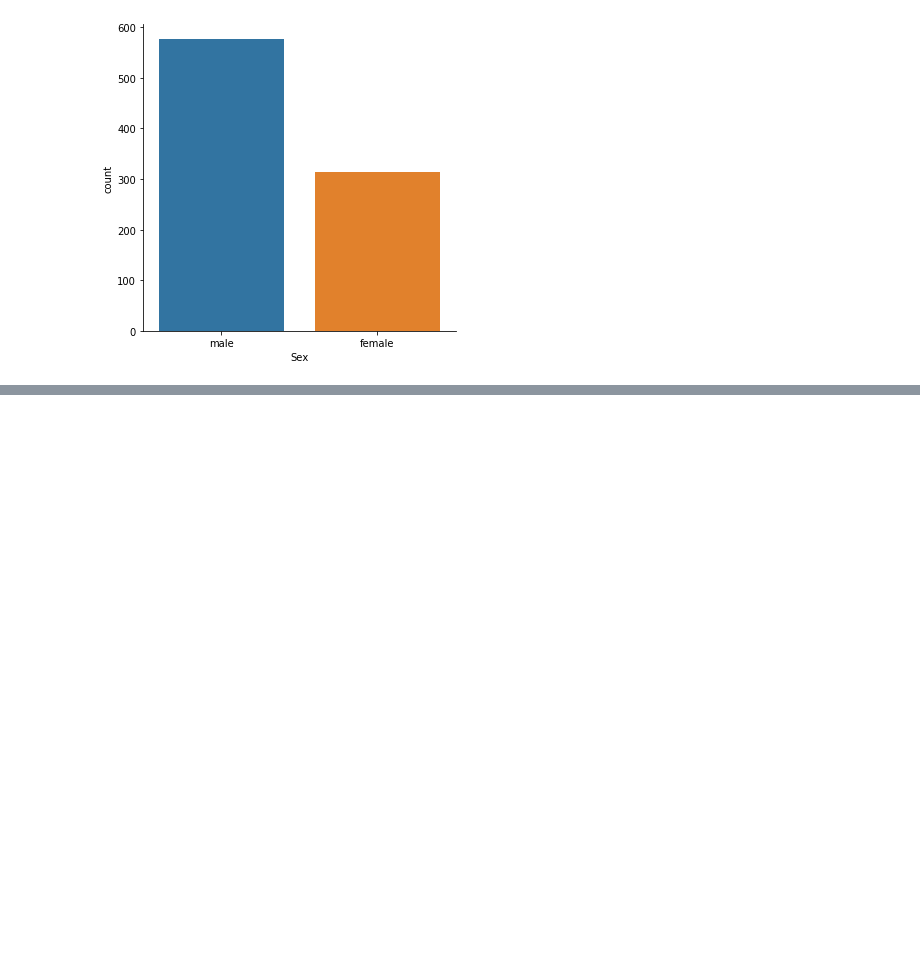
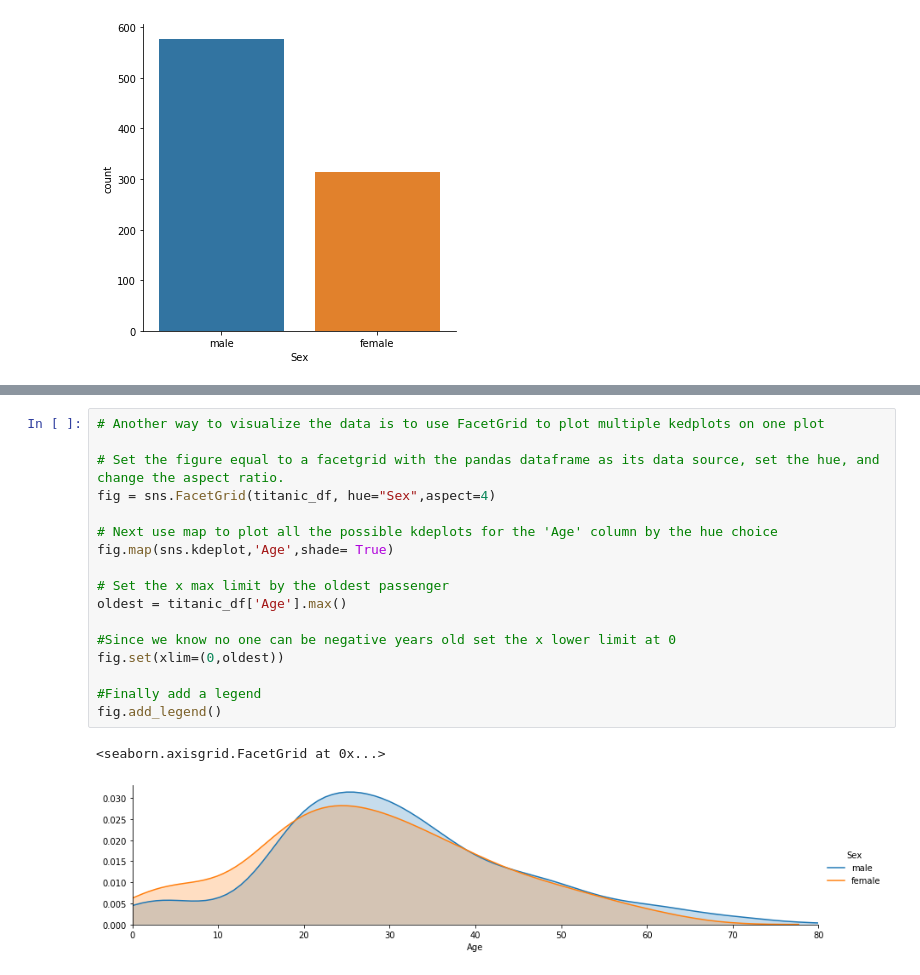
Before and after one commit to sealoyal/LearnPython, a Jupyter notebook: udemy/titanic/titanic1.ipynb, the cells around one changed output, grey strips where cells are left out. Cells and saved outputs as stored; diff of their text form; blank space fills up the shorter version.

```diff
--- a/udemy/titanic/titanic1.ipynb
+++ b/udemy/titanic/titanic1.ipynb
@@ -55,0 +136,20 @@ TypeError: 'NoneType' object is not iterable
+# %%
+# Another way to visualize the data is to use FacetGrid to plot multiple kedplots on one plot
+
+# Set the figure equal to a facetgrid with the pandas dataframe as its data source, set the hue, and change the aspect ratio.
+fig = sns.FacetGrid(titanic_df, hue="Sex",aspect=4)
+
+# Next use map to plot all the possible kdeplots for the 'Age' column by the hue choice
+fig.map(sns.kdeplot,'Age',shade= True)
+
+# Set the x max limit by the oldest passenger
+oldest = titanic_df['Age'].max()
+
+#Since we know no one can be negative years old set the x lower limit at 0
+fig.set(xlim=(0,oldest))
+
+#Finally add a legend
+fig.add_legend()
+# %% [output]
+<seaborn.axisgrid.FacetGrid at 0x...>
+[figure, added]
```
Also changed, not shown: parts of 20 cells of this notebook.
